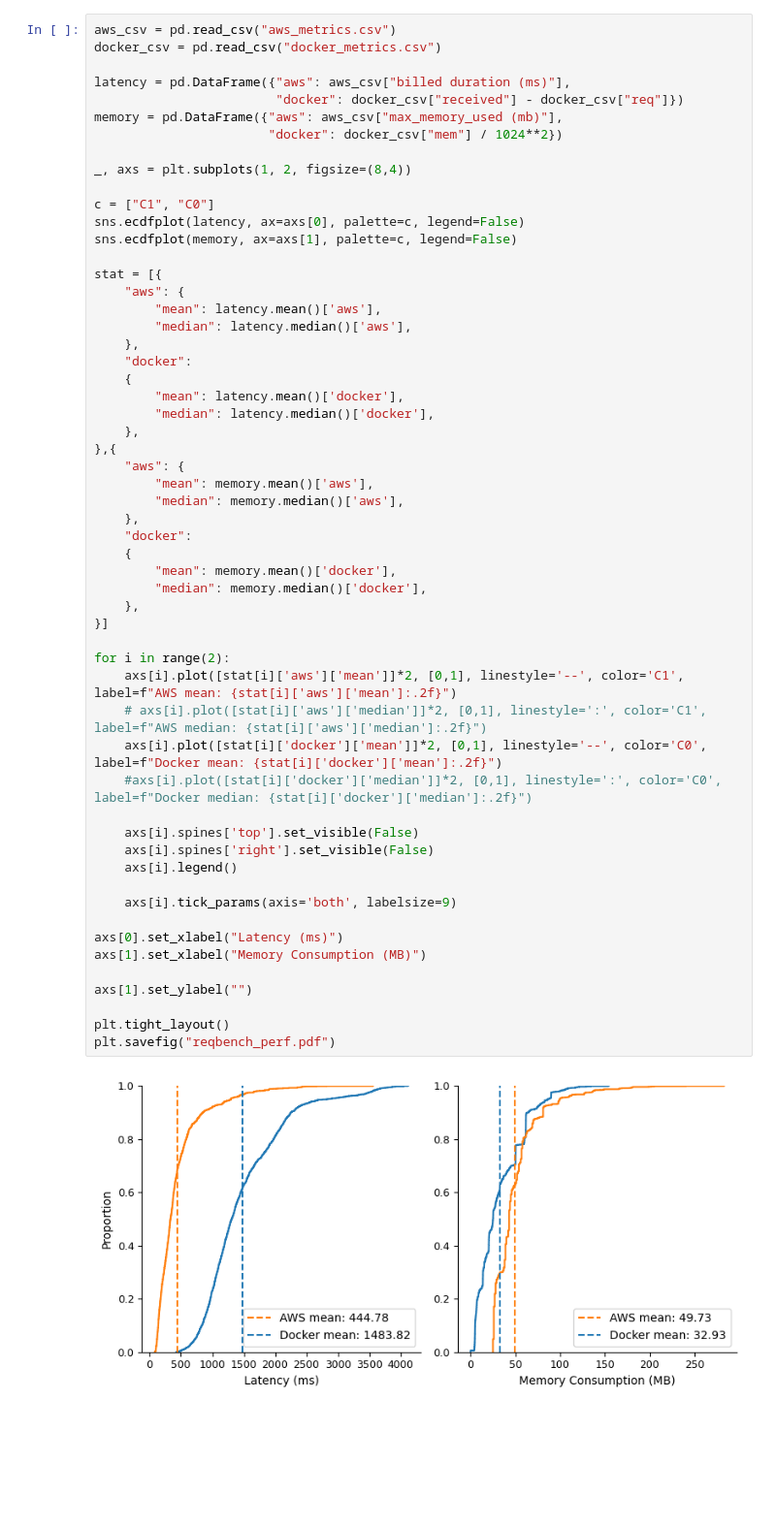
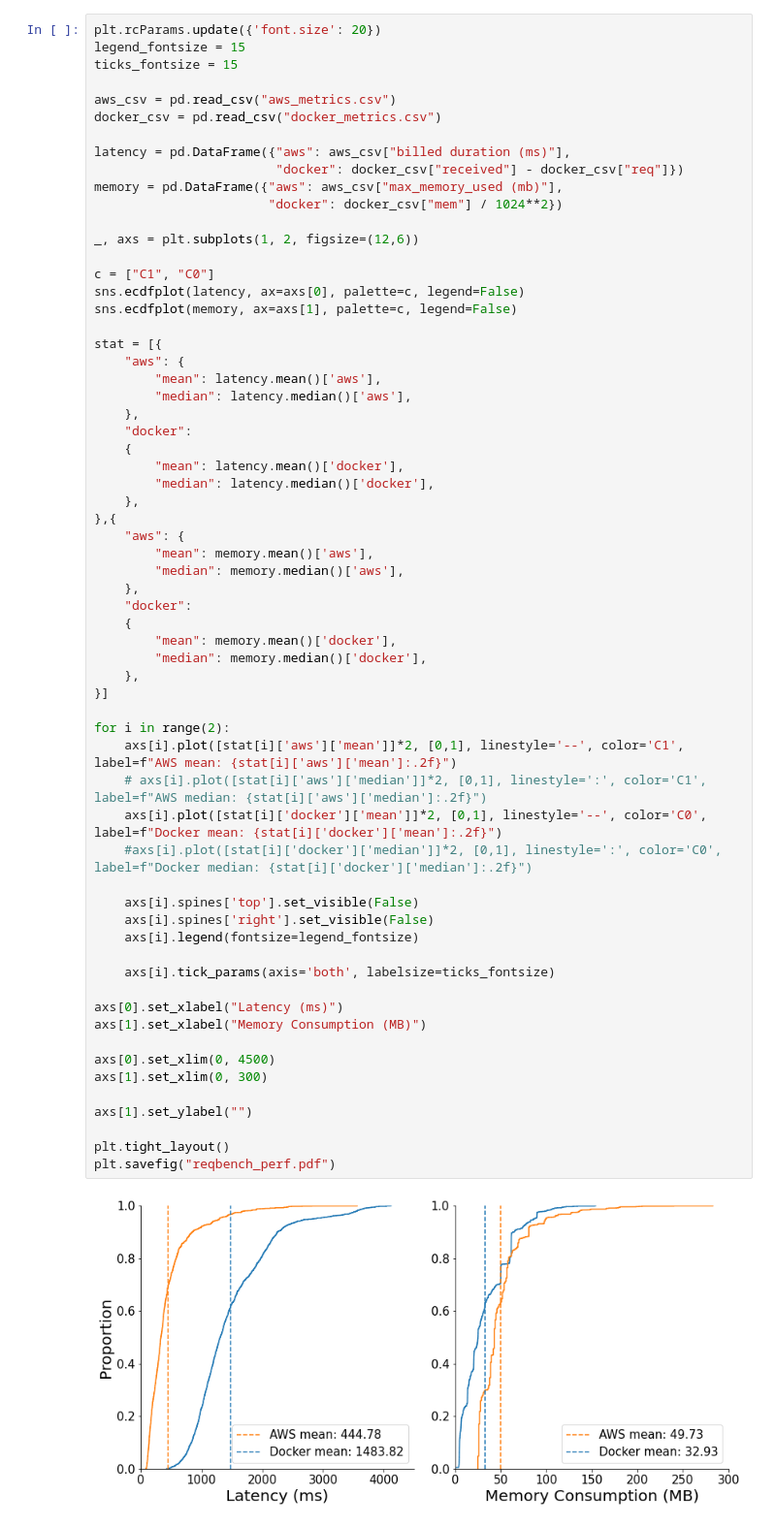
Before and after one commit to open-lambda/ReqBench, a Jupyter notebook: plot/plot.ipynb, the cells around one changed output. Shown: that part at 97% size. Drawn from its saved outputs; the diff is of its cells as text; blank space fills up the shorter version.

Commit message:
update font size in plot.ipynb

```diff
--- a/plot/plot.ipynb
+++ b/plot/plot.ipynb
@@ -28,4 +29,8 @@ Text(0.5, 0, 'Memory Used (mb)')
 # %%
+plt.rcParams.update({'font.size': 20})
+legend_fontsize = 15
+ticks_fontsize = 15
+
 aws_csv = pd.read_csv("aws_metrics.csv")
 docker_csv = pd.read_csv("docker_metrics.csv")
 
@@ -34,7 +39,7 @@ latency = pd.DataFrame({"aws": aws_csv["billed duration (ms)"],
 memory = pd.DataFrame({"aws": aws_csv["max_memory_used (mb)"],
                        "docker": docker_csv["mem"] / 1024**2})
 
-_, axs = plt.subplots(1, 2, figsize=(8,4))
+_, axs = plt.subplots(1, 2, figsize=(12,6))
 
 c = ["C1", "C0"]
 sns.ecdfplot(latency, ax=axs[0], palette=c, legend=False)
@@ -53,33 +58,36 @@ stat = [{
 },{
     "aws": {
         "mean": memory.mean()['aws'],
         "median": memory.median()['aws'],
     },
     "docker":
     {
         "mean": memory.mean()['docker'],
         "median": memory.median()['docker'],
     },
 }]
 
 for i in range(2):
     axs[i].plot([stat[i]['aws']['mean']]*2, [0,1], linestyle='--', color='C1', label=f"AWS mean: {stat[i]['aws']['mean']:.2f}")
     # axs[i].plot([stat[i]['aws']['median']]*2, [0,1], linestyle=':', color='C1', label=f"AWS median: {stat[i]['aws']['median']:.2f}")
     axs[i].plot([stat[i]['docker']['mean']]*2, [0,1], linestyle='--', color='C0', label=f"Docker mean: {stat[i]['docker']['mean']:.2f}")
     #axs[i].plot([stat[i]['docker']['median']]*2, [0,1], linestyle=':', color='C0', label=f"Docker median: {stat[i]['docker']['median']:.2f}")
 
     axs[i].spines['top'].set_visible(False)
     axs[i].spines['right'].set_visible(False)
-    axs[i].legend()
+    axs[i].legend(fontsize=legend_fontsize)
 
-    axs[i].tick_params(axis='both', labelsize=9)
+    axs[i].tick_params(axis='both', labelsize=ticks_fontsize)
 
 axs[0].set_xlabel("Latency (ms)")
 axs[1].set_xlabel("Memory Consumption (MB)")
+
+axs[0].set_xlim(0, 4500)
+axs[1].set_xlim(0, 300)
 
 axs[1].set_ylabel("")
 
 plt.tight_layout()
 plt.savefig("reqbench_perf.pdf")
 # %% [output]
-[figure, old version]
+[figure, new version]
```
Also changed, not shown: parts of 2 cells of this notebook, 1 other file.
